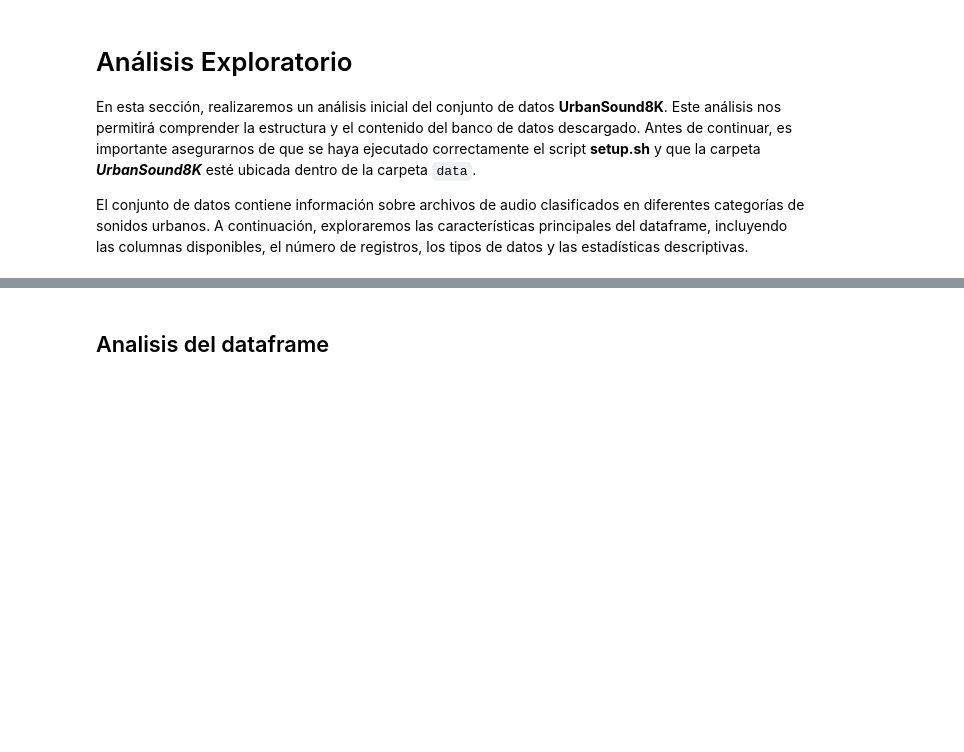
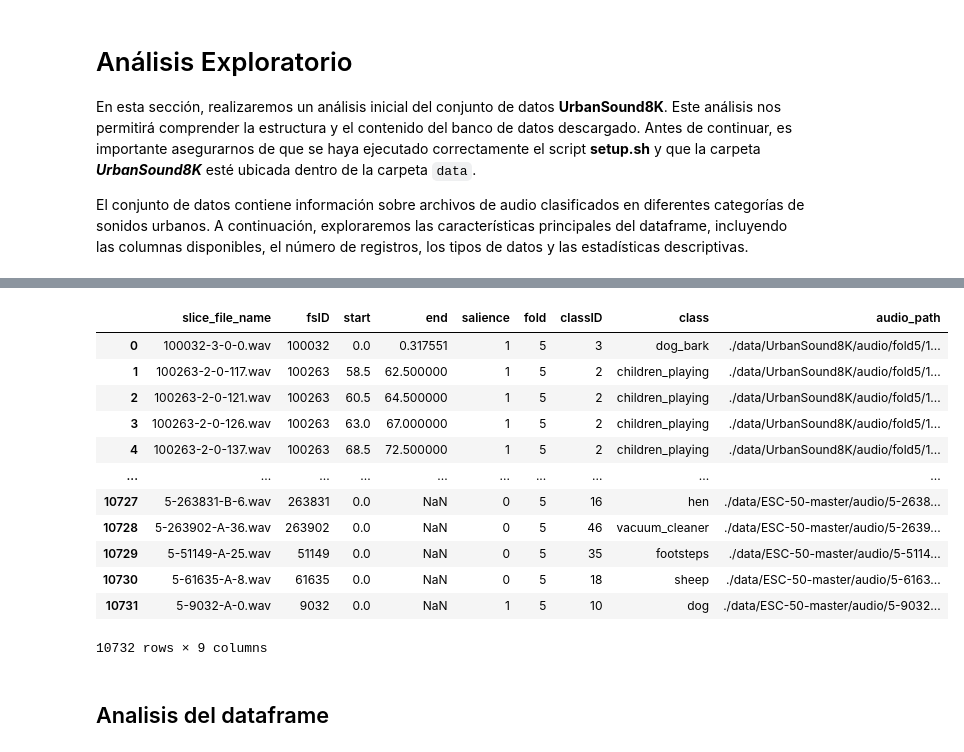
Before and after one commit to daniel-baf/url-notas, a Jupyter notebook: docs/0-RES/tecnologias-emergentes/proyecto final/recolector-audios.ipynb, the cells around one changed output, grey strips where cells are left out. Drawn from its saved outputs; the diff is of its cells as text; code cells hidden in the pictures; blank space fills up the shorter version.

```diff
--- a/docs/0-RES/tecnologias-emergentes/proyecto final/recolector-audios.ipynb
+++ b/docs/0-RES/tecnologias-emergentes/proyecto final/recolector-audios.ipynb
@@ -29,6 +44,7 @@ print(tf.config.list_physical_devices())
 # Load the data
 # Define the base path where the audio files and metadata are located
 FILES_PATH = "./data/UrbanSound8K"  # Path to the audio files
+ESC_50_PATH = "./data/ESC-50-master"  # Path to the ESC-50 dataset
 
 # Read the CSV file containing the metadata of the UrbanSound8K dataset
 # This file includes information such as file name, sound class, duration, etc.
@@ -36,5 +52,9 @@ dataframe_audios = pd.read_csv(
     f"{FILES_PATH}/metadata/UrbanSound8K.csv"
 )  # UrbanSound8K provides this file upon downloading the dataset
 
+dataframe_esc_50 = pd.read_csv(
+    f"{ESC_50_PATH}/meta/esc50.csv"
+)  # ESC-50 provides this file upon downloading the dataset
+
 # Display the first few rows of the DataFrame to inspect its content
 dataframe_audios.head()
@@ -40,0 +81,17 @@ dataframe_audios.head()
+# %%
+extra_dataframe = dataframe_esc_50.copy()
+
+extra_dataframe.rename(
+    columns={
+        "filename": "slice_file_name",
+        "src_file": "fsID",
+        "category": "class",
+        "esc10": "salience",
+        "target": "classID",
+    },
+    inplace=True,
+)
+extra_dataframe["start"] = 0
+extra_dataframe["end"] = np.nan
+extra_dataframe.drop(columns=["take"], inplace=True)
+extra_dataframe.head()
@@ -49,5 +113,9 @@ dataframe_audios["audio_path"] = dataframe_audios.apply(
     axis=1,
 )
 
+extra_dataframe["audio_path"] = extra_dataframe.apply(
+    lambda row: os.path.join(ESC_50_PATH, "audio", row["slice_file_name"]), axis=1
+)
+
 # Display the first few rows of the updated dataframe to verify the new column
 dataframe_audios.head()
@@ -54,3 +138,31 @@ dataframe_audios.head()
+# %%
+# merging the dataframes, but to handle the classID column, we need to ensure that the class names are consistent we will increase the extra_dataframe classID by the max classID of the dataframe_audios
+# This is done to avoid any conflicts in class IDs when merging the two dataframes.
+# The classID of the extra_dataframe is adjusted by adding the maximum classID from the dataframe_audios.
+# This ensures that the class IDs from both datasets are unique and do not overlap.
+max_class_id = dataframe_audios["classID"].max()
+extra_dataframe["classID"] = extra_dataframe["classID"] + max_class_id + 1
+
+# merging the two dataframes
+# The two dataframes are concatenated into a single dataframe called "dataframe".
+# This combined dataframe will be used for further processing and model training.
+dataframe_audios = pd.concat([dataframe_audios, extra_dataframe], ignore_index=True)
+# Display the first few rows of the merged dataframe to verify the result
+dataframe_audios
+# %% [output]
+|  | slice_file_name | fsID | start | end | salience | fold | classID | class | audio_path |
+| 0 | 100032-3-0-0.wav | 100032 | 0.0 | 0.317551 | 1 | 5 | 3 | dog_bark | ./data/UrbanSound8K/audio/fold5/1... |
+| 1 | 100263-2-0-117.wav | 100263 | 58.5 | 62.500000 | 1 | 5 | 2 | children_playing | ./data/UrbanSound8K/audio/fold5/1... |
+| 2 | 100263-2-0-121.wav | 100263 | 60.5 | 64.500000 | 1 | 5 | 2 | children_playing | ./data/UrbanSound8K/audio/fold5/1... |
+| 3 | 100263-2-0-126.wav | 100263 | 63.0 | 67.000000 | 1 | 5 | 2 | children_playing | ./data/UrbanSound8K/audio/fold5/1... |
+| 4 | 100263-2-0-137.wav | 100263 | 68.5 | 72.500000 | 1 | 5 | 2 | children_playing | ./data/UrbanSound8K/audio/fold5/1... |
+| ... | ... | ... | ... | ... | ... | ... | ... | ... | ... |
+| 10727 | 5-263831-B-6.wav | 263831 | 0.0 | NaN | 0 | 5 | 16 | hen | ./data/ESC-50-master/audio/5-2638... |
+| 10728 | 5-263902-A-36.wav | 263902 | 0.0 | NaN | 0 | 5 | 46 | vacuum_cleaner | ./data/ESC-50-master/audio/5-2639... |
+| 10729 | 5-51149-A-25.wav | 51149 | 0.0 | NaN | 0 | 5 | 35 | footsteps | ./data/ESC-50-master/audio/5-5114... |
+| 10730 | 5-61635-A-8.wav | 61635 | 0.0 | NaN | 0 | 5 | 18 | sheep | ./data/ESC-50-master/audio/5-6163... |
+| 10731 | 5-9032-A-0.wav | 9032 | 0.0 | NaN | 1 | 5 | 10 | dog | ./data/ESC-50-master/audio/5-9032... |
+10732 rows × 9 columns
 # %% [markdown]
 ## Analisis del dataframe
 # %%
```
Also changed, not shown: parts of 31 cells of this notebook, 6 other files.
